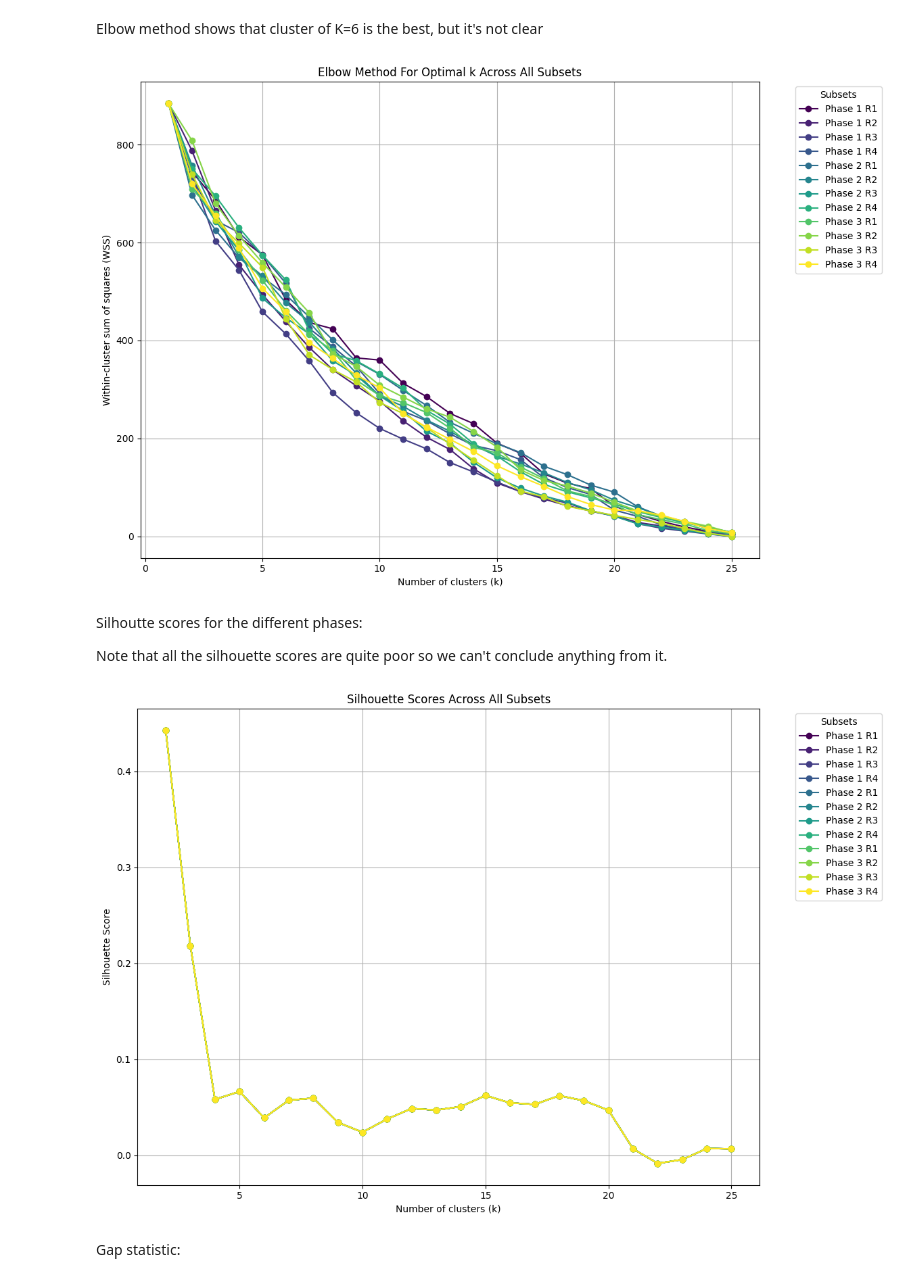
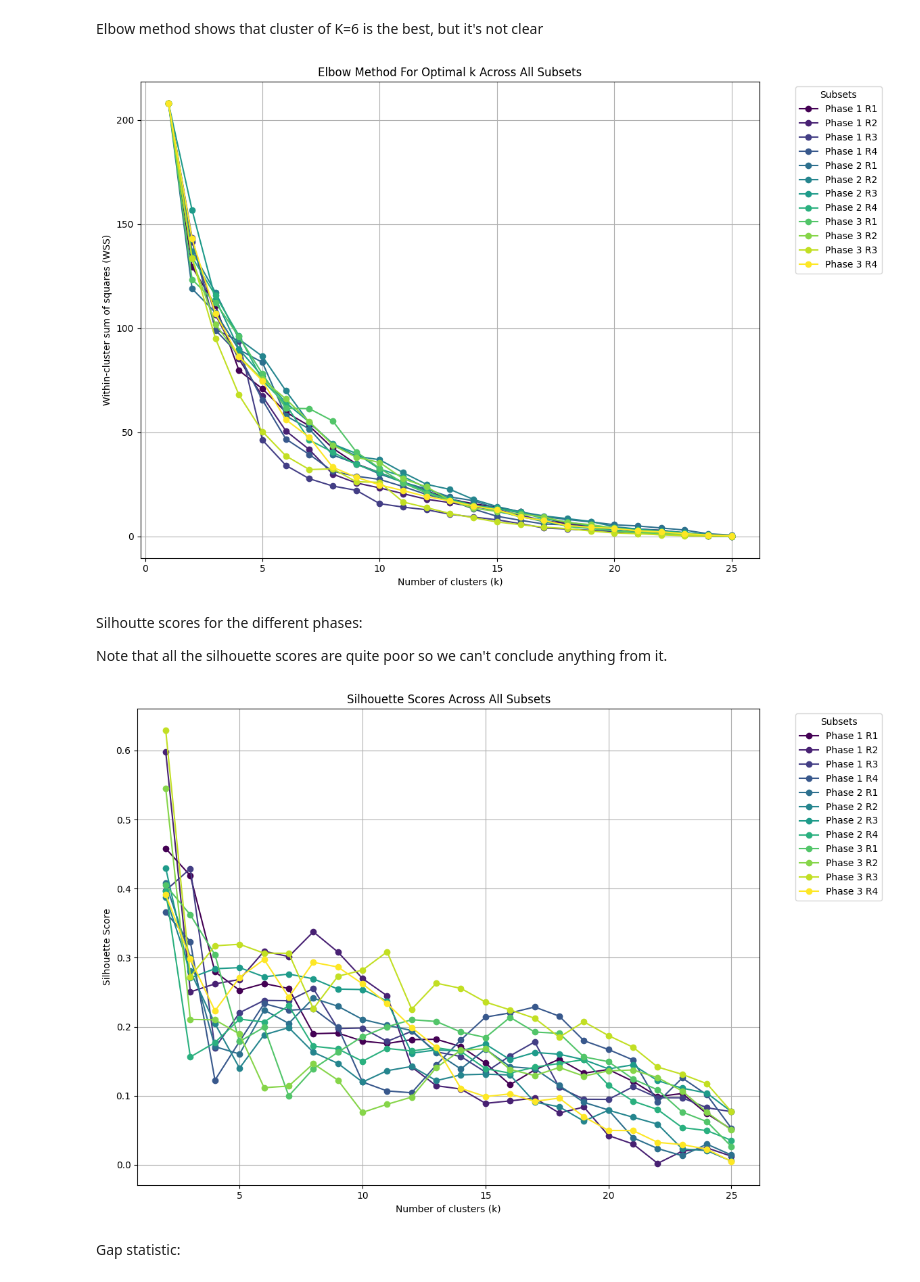
Before and after one commit to lukyrasocha/emo-stress, a Jupyter notebook: main.ipynb, the cells around one changed output. Drawn from its saved outputs; the diff is of its cells as text; code cells hidden in the pictures.

```diff
--- a/main.ipynb
+++ b/main.ipynb
@@ -166,3 +171,22 @@ X_phase3_r1 = data[(data["Phase"] == 3) & (data["Round"].isin([1]))][features]
 X_phase3_r2 = data[(data["Phase"] == 3) & (data["Round"].isin([2]))][features]
 X_phase3_r3 = data[(data["Phase"] == 3) & (data["Round"].isin([3]))][features]
 X_phase3_r4 = data[(data["Phase"] == 3) & (data["Round"].isin([4]))][features]
+
+data_subsets = [
+    X_phase1_r1, X_phase1_r2, X_phase1_r3, X_phase1_r4,
+    X_phase2_r1, X_phase2_r2, X_phase2_r3, X_phase2_r4,
+    X_phase3_r1, X_phase3_r2, X_phase3_r3, X_phase3_r4
+]
+
+# Names for labeling in the plot
+subset_names = [
+    'Phase 1 R1', 'Phase 1 R2', 'Phase 1 R3', 'Phase 1 R4',
+    'Phase 2 R1', 'Phase 2 R2', 'Phase 2 R3', 'Phase 2 R4',
+    'Phase 3 R1', 'Phase 3 R2', 'Phase 3 R3', 'Phase 3 R4'
+]
+
+# Initialize the scaler
+scaler = StandardScaler()
+
+# Scale all data subsets at once
+scaled_data_subsets = [scaler.fit_transform(subset) for subset in data_subsets]
@@ -180,61 +202,42 @@ KeyError: 'Phase'
 # %% [markdown]
 Elbow method shows that cluster of K=6 is the best, but it's not clear
 # %%
-import matplotlib.pyplot as plt
-from sklearn.cluster import KMeans
-from sklearn.preprocessing import StandardScaler
 
-# Define the list of all your data subsets
-data_subsets = [
-    X_phase1_r1, X_phase1_r2, X_phase1_r3, X_phase1_r4,
-    X_phase2_r1, X_phase2_r2, X_phase2_r3, X_phase2_r4,
-    X_phase3_r1, X_phase3_r2, X_phase3_r3, X_phase3_r4
-]
 
-# Names for labeling in the plot
-subset_names = [
-    'Phase 1 R1', 'Phase 1 R2', 'Phase 1 R3', 'Phase 1 R4',
-    'Phase 2 R1', 'Phase 2 R2', 'Phase 2 R3', 'Phase 2 R4',
-    'Phase 3 R1', 'Phase 3 R2', 'Phase 3 R3', 'Phase 3 R4'
-]
 
 # Define a function to calculate WSS for a range of k values
 def calculate_wss(data):
     wss = []
     for k in range(1, 26):
         kmeans = KMeans(n_clusters=k, n_init='auto', random_state=0).fit(data)
         wss.append(kmeans.inertia_)
     return wss
 
 # Prepare the figure for plotting
 plt.figure(figsize=(14, 8))
 
 # Colors for each line
-colors = plt.cm.viridis(np.linspace(0, 1, len(data_subsets)))
+colors = plt.cm.viridis(np.linspace(0, 1, len(scaled_data_subsets)))
 
-# Calculate and plot WSS for each subset
-for i, data_subset in enumerate(data_subsets):
-    # Scale the data subset
-    scaler = StandardScaler()
-    scaled_data = scaler.fit_transform(data_subset)
-
+# Calculate and plot WSS for each scaled subset
+for i, scaled_data in enumerate(scaled_data_subsets):
     # Calculate WSS
     wss = calculate_wss(scaled_data)
 
     # Plot WSS
     plt.plot(range(1, 26), wss, marker='o', linestyle='-', color=colors[i], label=subset_names[i])
 
 # Add plot details
 plt.title('Elbow Method For Optimal k Across All Subsets')
 plt.xlabel('Number of clusters (k)')
 plt.ylabel('Within-cluster sum of squares (WSS)')
 plt.legend(title='Subsets', bbox_to_anchor=(1.05, 1), loc='upper left')
 plt.grid(True)
 plt.tight_layout(rect=[0,0,0.85,1])  # Adjust layout to make room for the legend
 
 plt.show()
 # %% [output]
-[figure, old version]
+[figure, new version]
 # %% [markdown]
 Silhoutte scores for the different phases:
 
@@ -245,7 +248,7 @@ from sklearn.cluster import KMeans
 from sklearn.metrics import silhouette_score
 from sklearn.preprocessing import StandardScaler
 
-
+# Assuming scaled_data_subsets and subset_names are already defined as in previous context
 
 # Range of k values to try
 k_values = range(2, 26)
@@ -267,11 +270,10 @@ def calculate_silhouette_scores(data):
 plt.figure(figsize=(14, 8))
 
 # Colors for each line
-colors = plt.cm.viridis(np.linspace(0, 1, len(data_subsets)))
+colors = plt.cm.viridis(np.linspace(0, 1, len(scaled_data_subsets)))
 
-# Calculate and plot silhouette scores for each subset
-for i, data_subset in enumerate(data_subsets):
-
+# Calculate and plot silhouette scores for each scaled subset
+for i, scaled_data in enumerate(scaled_data_subsets):
     # Calculate silhouette scores
     scores = calculate_silhouette_scores(scaled_data)
 
@@ -290,7 +292,7 @@ plt.tight_layout(rect=[0,0,0.85,1])  # Adjust layout to make room for the legend
 
 plt.show()
 # %% [output]
-[figure, old version]
+[figure, new version]
 # %% [markdown]
 Gap statistic:
 # %%
```
Also changed, not shown: parts of 9 cells of this notebook.
